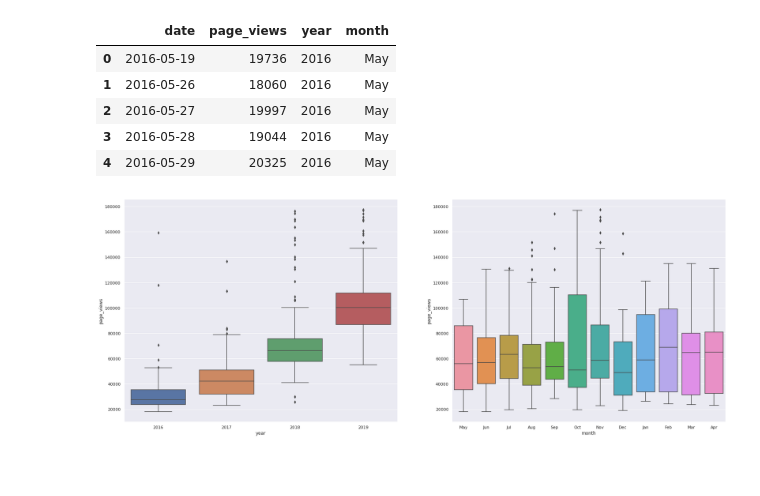
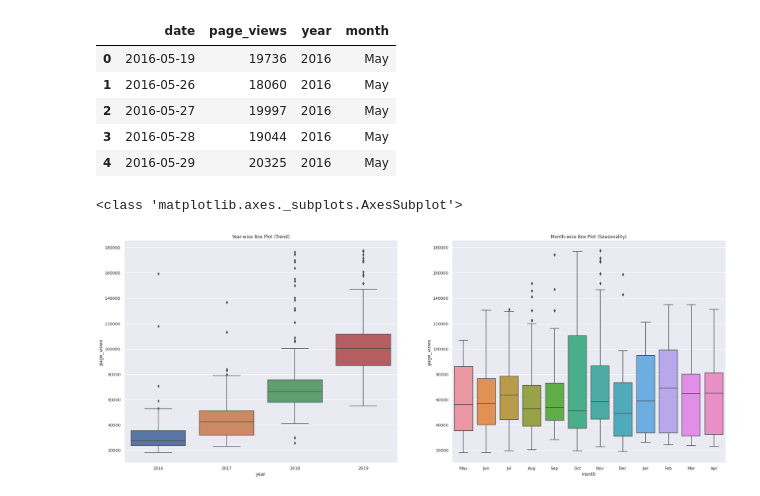
Before and after one commit to EntropistA/freecodecamp-python-data-analysis-certificate, a Jupyter notebook: page_view_project/time_series_visualizer.ipynb, the cells around one changed output. Cells and saved outputs as stored; diff of their text form; code cells hidden in the pictures; blank space fills up the shorter version.

Commit message:
Added titles

```diff
--- a/page_view_project/time_series_visualizer.ipynb
+++ b/page_view_project/time_series_visualizer.ipynb
@@ -5,9 +5,12 @@ import pandas as pd
 import seaborn as sns
 
 from pandas.plotting import register_matplotlib_converters
-register_matplotlib_converters()
+
 
 import datetime
+
+register_matplotlib_converters()
+sns.set(font_scale=5)
 
 SIZE = 30
 plt.rc('font', size=SIZE) #controls default text size
@@ -128,13 +131,18 @@ df_box.head()
 # %%
 # Draw box plots (using Seaborn)
 fig, axes = plt.subplots(1, 2, figsize=(29, 11))
 
 sns.boxplot(data=df_box, x="year", y="page_views", ax=axes[0])
+axes[0].set_title("Year-wise Box Plot (Trend)")
+
 sns.boxplot(data=df_box, x="month", y="page_views", ax=axes[1])
+axes[1].set_title("Month-wise Box Plot (Seasonality)")
 
+print(type(axes[0]))
 
 
 # Save image and return fig (don't change this part)
 fig.savefig('box_plot.png', bbox_inches="tight")
 # %% [output]
+<class 'matplotlib.axes._subplots.AxesSubplot'>
-[figure, old version]
+[figure, new version]
```
Also changed, not shown: 1 other file.
